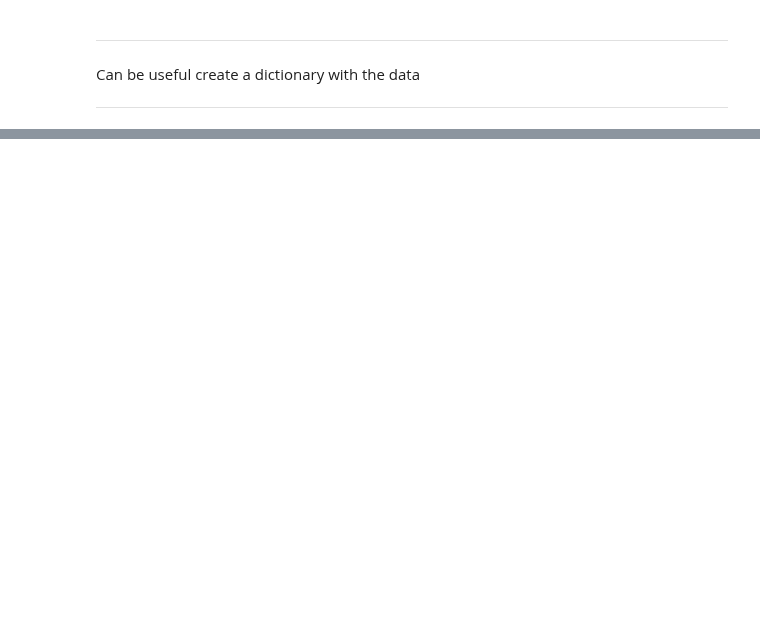
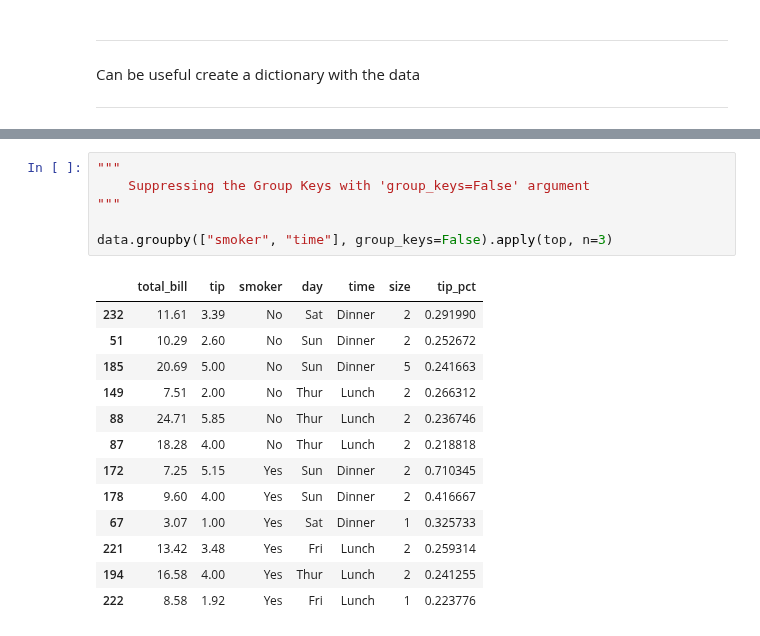
Before and after one commit to almanzanas/DataAnalystsJourney, a Jupyter notebook: python_data_analysis/basics/dataagg_grpoperations.ipynb, the cells around one changed output, grey strips where cells are left out. Saved outputs shown, nothing was run; the diff lists cells and outputs as text; blank space fills up the shorter version.

```diff
--- a/python_data_analysis/basics/dataagg_grpoperations.ipynb
+++ b/python_data_analysis/basics/dataagg_grpoperations.ipynb
@@ -236,0 +644,20 @@ print("\n", data_pieces["a"], sep='')
+# %%
+"""
+    Suppressing the Group Keys with 'group_keys=False' argument
+"""
+
+data.groupby(["smoker", "time"], group_keys=False).apply(top, n=3)
+# %% [output]
+|  | total_bill | tip | smoker | day | time | size | tip_pct |
+| 232 | 11.61 | 3.39 | No | Sat | Dinner | 2 | 0.291990 |
+| 51 | 10.29 | 2.60 | No | Sun | Dinner | 2 | 0.252672 |
+| 185 | 20.69 | 5.00 | No | Sun | Dinner | 5 | 0.241663 |
+| 149 | 7.51 | 2.00 | No | Thur | Lunch | 2 | 0.266312 |
+| 88 | 24.71 | 5.85 | No | Thur | Lunch | 2 | 0.236746 |
+| 87 | 18.28 | 4.00 | No | Thur | Lunch | 2 | 0.218818 |
+| 172 | 7.25 | 5.15 | Yes | Sun | Dinner | 2 | 0.710345 |
+| 178 | 9.60 | 4.00 | Yes | Sun | Dinner | 2 | 0.416667 |
+| 67 | 3.07 | 1.00 | Yes | Sat | Dinner | 1 | 0.325733 |
+| 221 | 13.42 | 3.48 | Yes | Fri | Lunch | 2 | 0.259314 |
+| 194 | 16.58 | 4.00 | Yes | Thur | Lunch | 2 | 0.241255 |
+| 222 | 8.58 | 1.92 | Yes | Fri | Lunch | 1 | 0.223776 |
```
Also changed, not shown: parts of 59 cells of this notebook.
